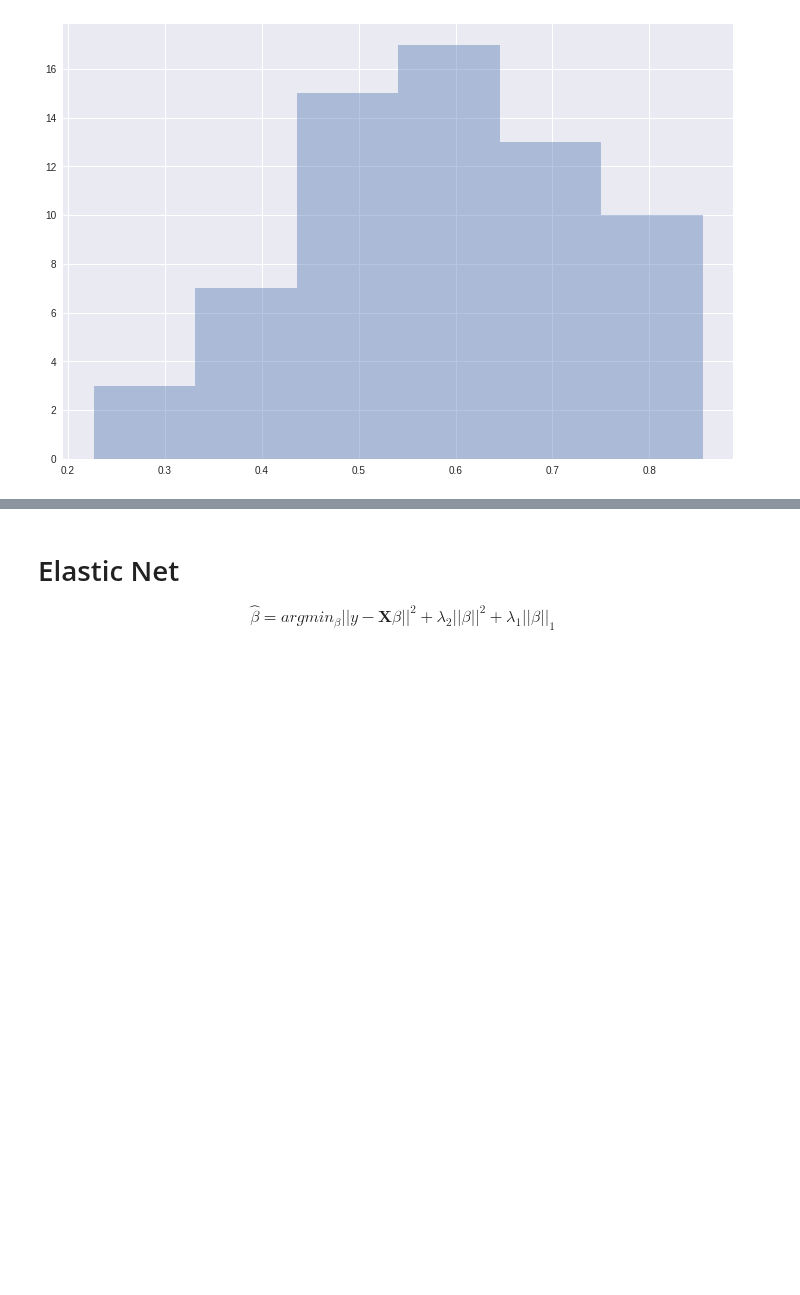
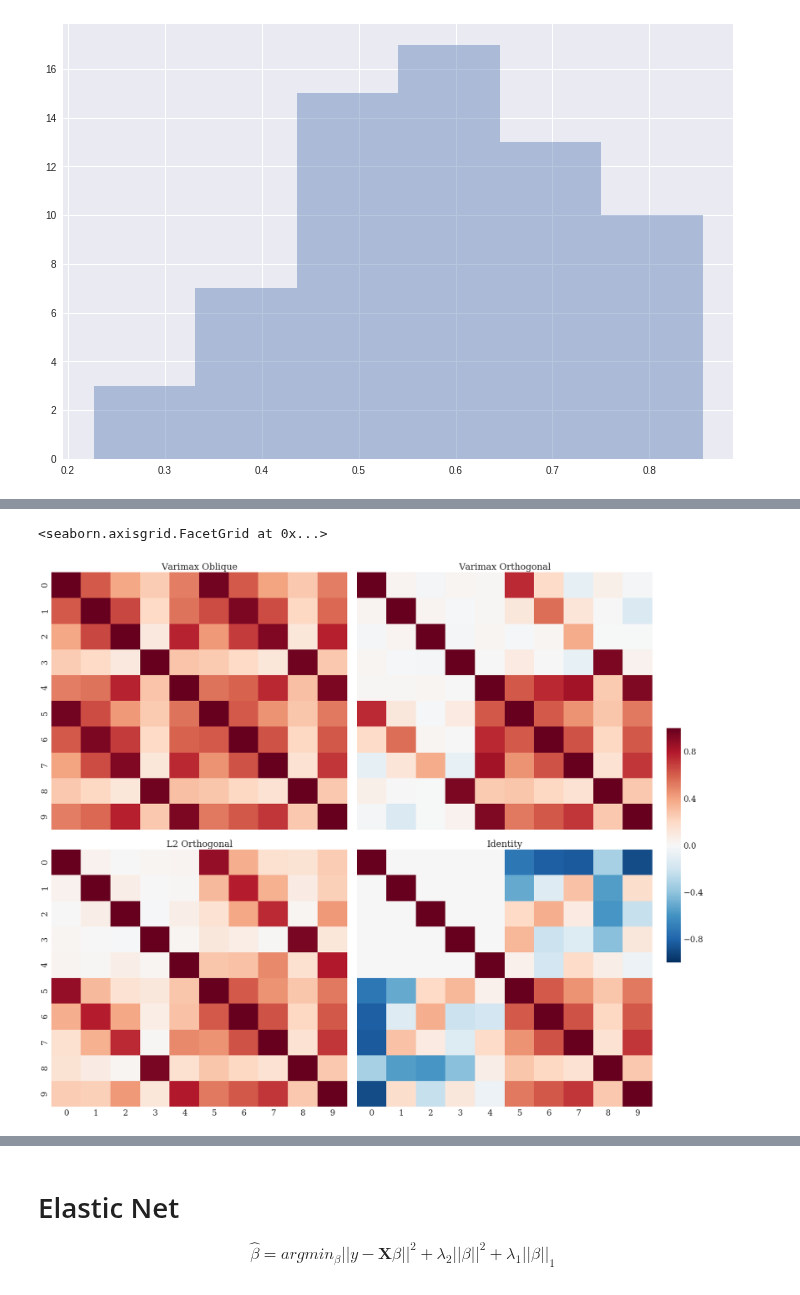
Before and after one commit to nandanrao/education, a Jupyter notebook: defense/defense.ipynb, the cells around one changed output, grey strips where cells are left out. Saved outputs shown, nothing was run; the diff lists cells and outputs as text; code cells hidden in the pictures; blank space fills up the shorter version.

```diff
--- a/defense/defense.ipynb
+++ b/defense/defense.ipynb
@@ -141,3 +208,8 @@ Summed variance of first 5 components: 37.2189799093
+# %%
+heatedfacet(all_factors_bf.values(), bigfive, all_factors_bf.keys())
+# %% [output]
+<seaborn.axisgrid.FacetGrid at 0x...>
+[figure, added]
 # %%
 # Basic Factor Analysis on Big Five Survey without rotation
 L,F = rotated_fa(bf_survey_scaled, lambda F: np.eye(F.shape[1]))
```
Also changed, not shown: parts of 21 cells of this notebook, 23 other files.
